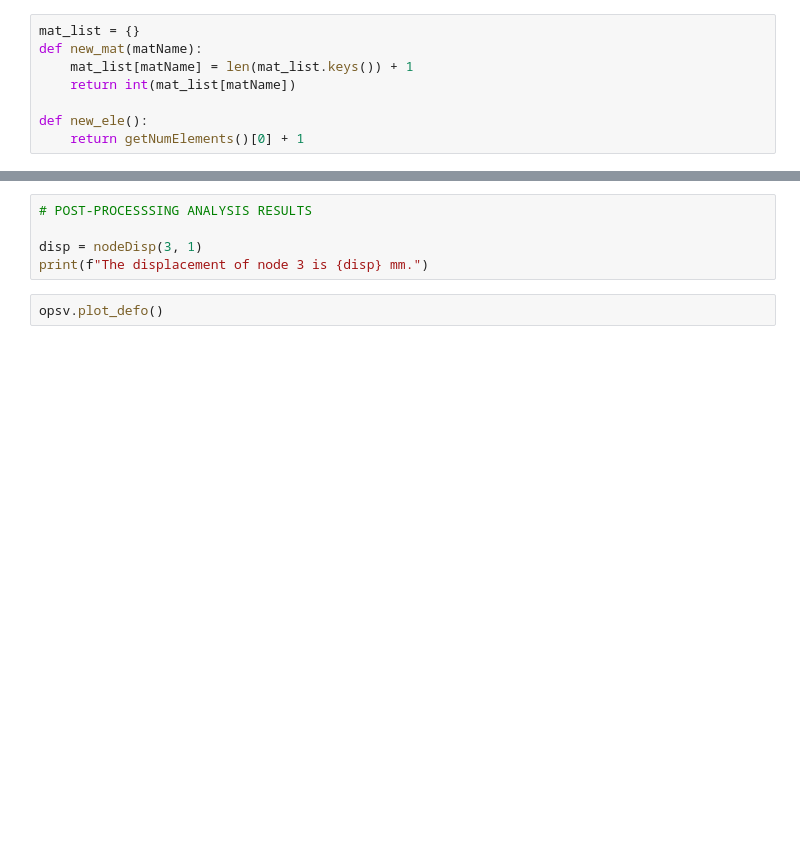
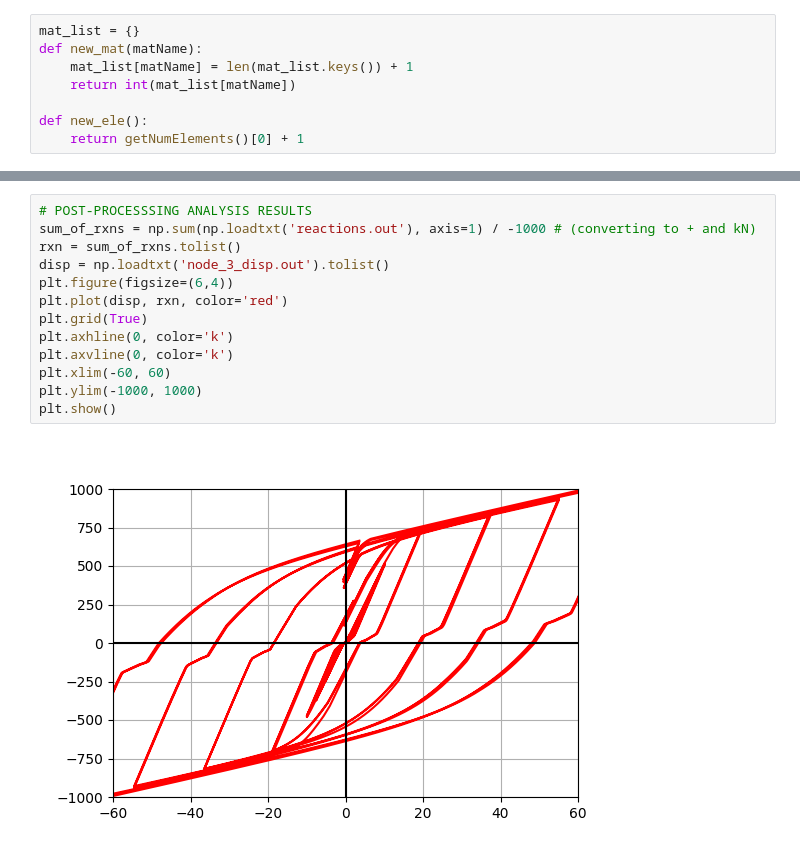
Before and after one commit to ashishthapaweb/buckling-restrained-braced-glulam-frames, a Jupyter notebook: BRBGFs.ipynb, the cells around one changed output, grey strips where cells are left out. Saved outputs shown, nothing was run; the diff lists cells and outputs as text; blank space fills up the shorter version.

```diff
--- a/BRBGFs.ipynb
+++ b/BRBGFs.ipynb
@@ -217,7 +271,15 @@ OpenSees > analyze failed, returned: -3 error flag
 # %%
 # POST-PROCESSSING ANALYSIS RESULTS
-
-disp = nodeDisp(3, 1)
-print(f"The displacement of node 3 is {disp} mm.")
+sum_of_rxns = np.sum(np.loadtxt('reactions.out'), axis=1) / -1000 # (converting to + and kN)
+rxn = sum_of_rxns.tolist()
+disp = np.loadtxt('node_3_disp.out').tolist()
+plt.figure(figsize=(6,4))
+plt.plot(disp, rxn, color='red')
+plt.grid(True)
+plt.axhline(0, color='k')
+plt.axvline(0, color='k')
+plt.xlim(-60, 60)
+plt.ylim(-1000, 1000)
+plt.show()
+# %% [output]
+[figure, added]
-# %%
-opsv.plot_defo()
```
Also changed, not shown: parts of 18 cells of this notebook, 2 other files.
